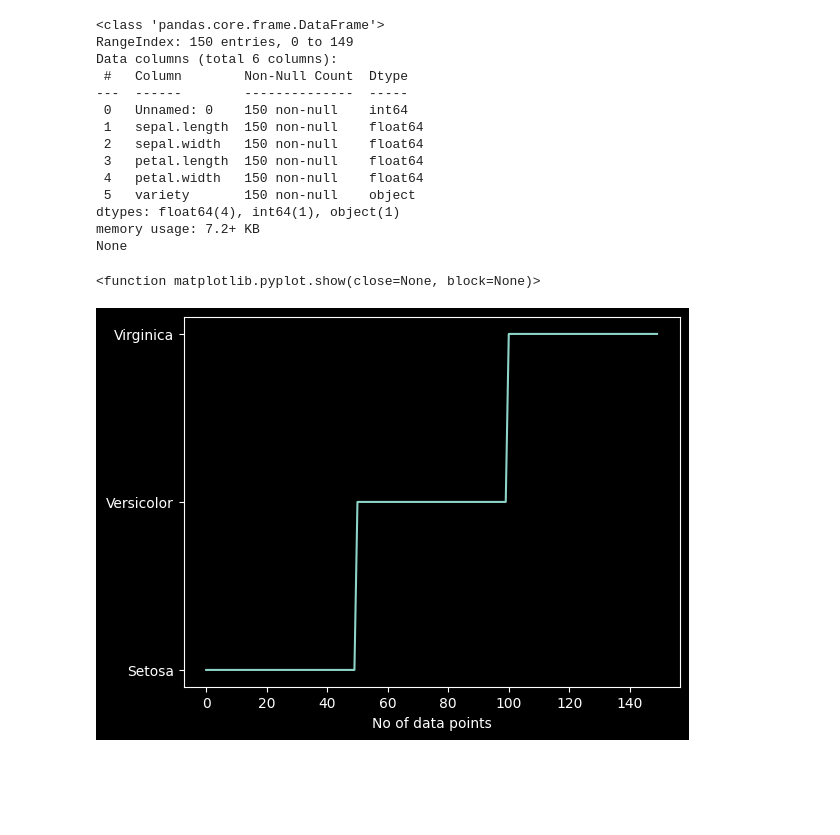
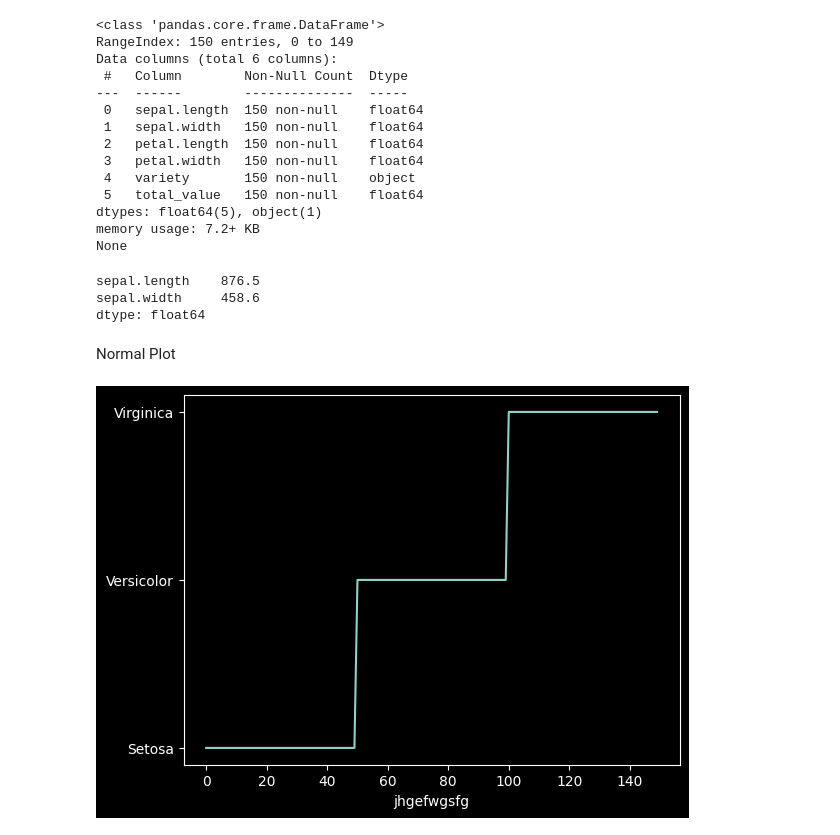
Before and after one commit to AmitavaDatta2004/PYTHON-II-LAB--PCCAIML492-, a Jupyter notebook: pca2/2.ipynb, the cells around one changed output. Saved outputs shown, nothing was run; the diff lists cells and outputs as text; code cells hidden in the pictures; blank space fills up the shorter version.

```diff
--- a/pca2/2.ipynb
+++ b/pca2/2.ipynb
@@ -4,4 +4,4 @@ import pandas as pd
 import matplotlib.pyplot as plt
 import seaborn as sb
 # %%
-iris=pd.read_csv('iris.csv')
+data=pd.read_csv('iris.csv')
@@ -8,24 +113,31 @@ iris=pd.read_csv('iris.csv')
 # %%
-print(iris.info())
+print(data.info())
 # %% [output]
 <class 'pandas.core.frame.DataFrame'>
 RangeIndex: 150 entries, 0 to 149
 Data columns (total 6 columns):
  #   Column        Non-Null Count  Dtype
 ---  ------        --------------  -----
- 0   Unnamed: 0    150 non-null    int64
- 1   sepal.length  150 non-null    float64
- 2   sepal.width   150 non-null    float64
- 3   petal.length  150 non-null    float64
- 4   petal.width   150 non-null    float64
- 5   variety       150 non-null    object
-dtypes: float64(4), int64(1), object(1)
+ 0   sepal.length  150 non-null    float64
+ 1   sepal.width   150 non-null    float64
+ 2   petal.length  150 non-null    float64
+ 3   petal.width   150 non-null    float64
+ 4   variety       150 non-null    object
+ 5   total_value   150 non-null    float64
+dtypes: float64(5), object(1)
 memory usage: 7.2+ KB
 None
+# %%
+print(data[['sepal.length','sepal.width']].sum())
+# %% [output]
+sepal.length    876.5
+sepal.width     458.6
+dtype: float64
+# %% [markdown]
+Normal Plot
 # %%
-plt.plot(iris['variety'])
-plt.xlabel('No of data points')
-plt.show
+plt.plot(data["variety"])
+plt.xlabel("jhgefwgsfg")
+plt.show()
 # %% [output]
-<function matplotlib.pyplot.show(close=None, block=None)>
-[figure, old version]
+[figure, new version]
```
Also changed, not shown: parts of 23 cells of this notebook, 3 other files.
